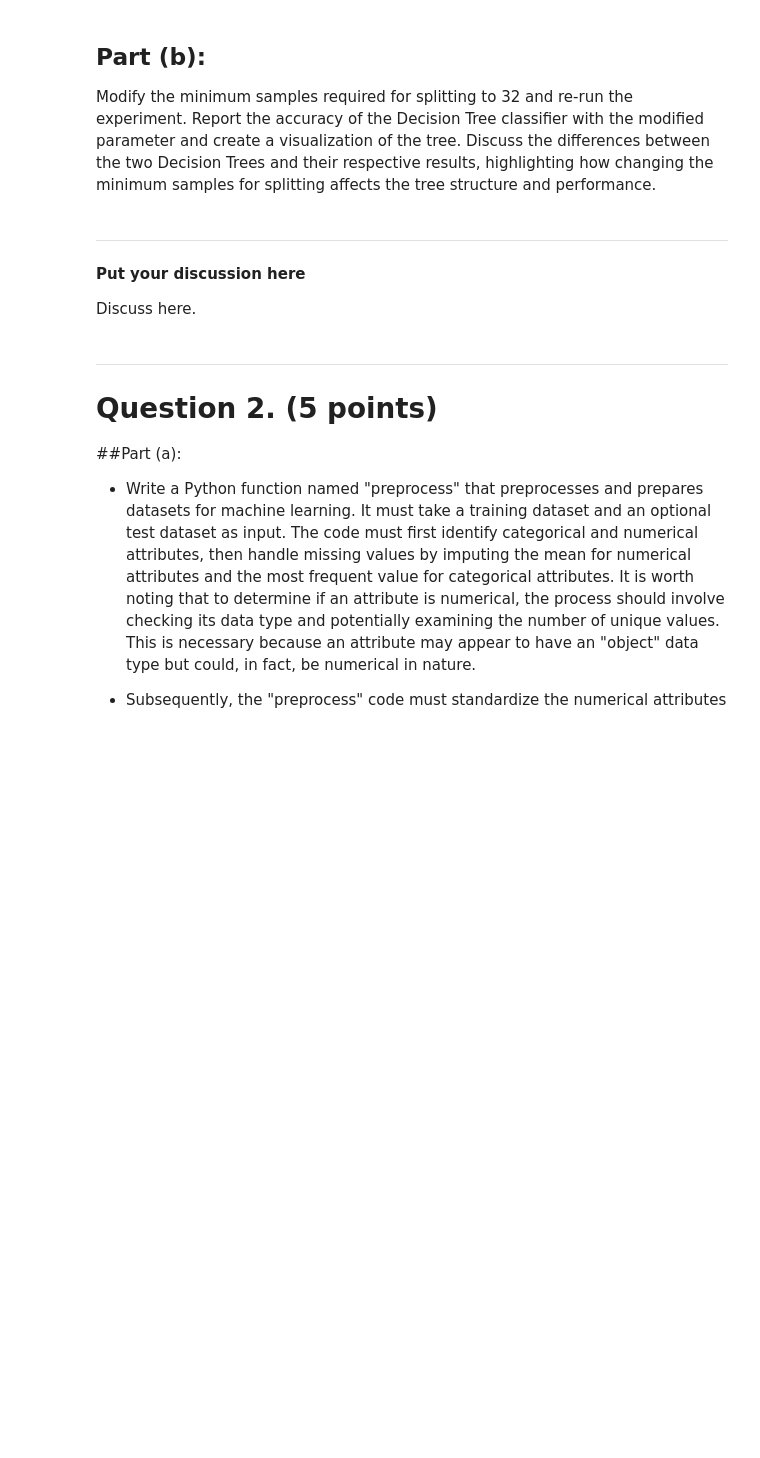
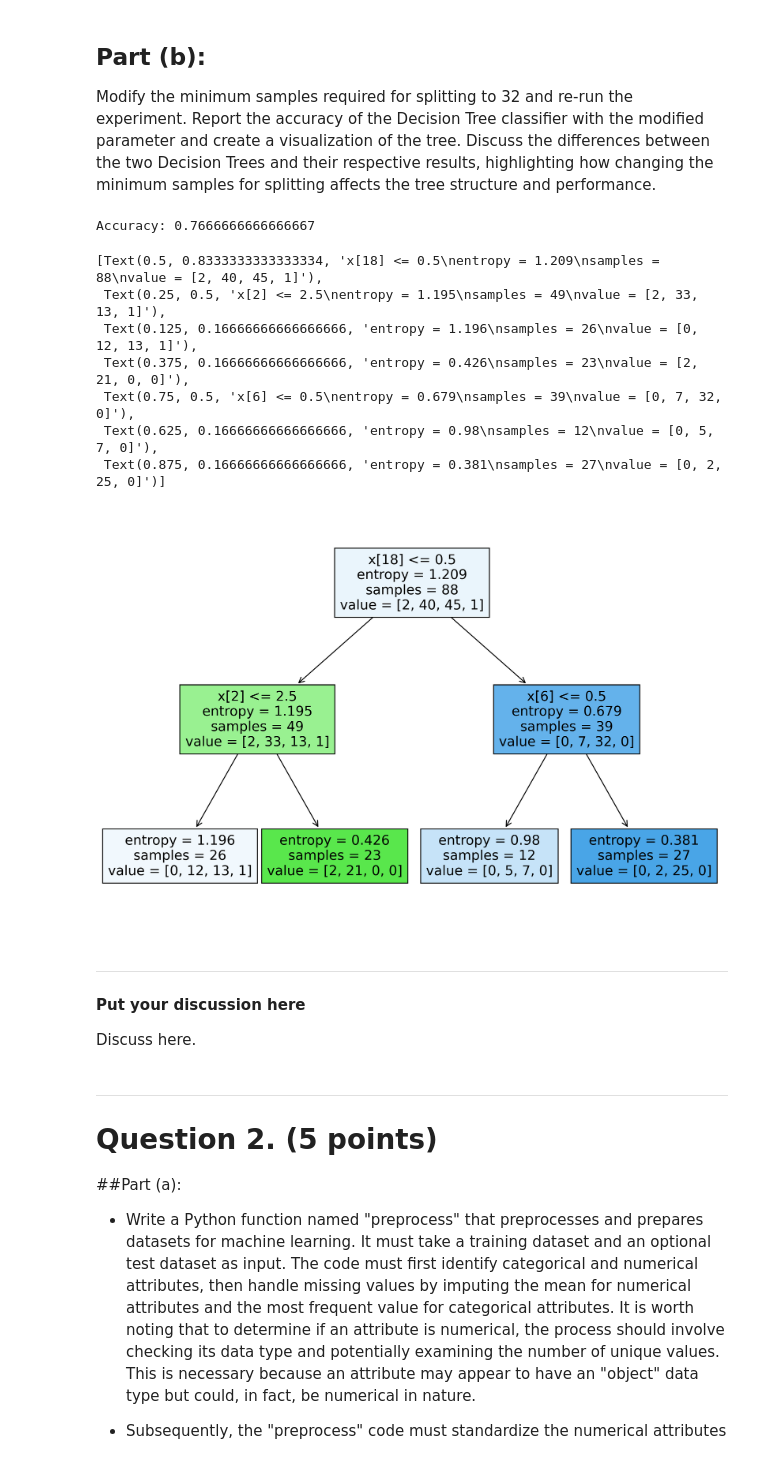
Before and after one commit to nadim365/EECS_4412_A3, a Jupyter notebook: assignment3.ipynb, the cells around one changed output. Cells and saved outputs as stored; diff of their text form; code cells hidden in the pictures; blank space fills up the shorter version.

```diff
--- a/assignment3.ipynb
+++ b/assignment3.ipynb
@@ -76,3 +111,35 @@ Modify the minimum samples required for splitting to 32 and re-run the experimen
+# %%
+
+#.............................................................................
+# write the rest here
+
+clf2 = DecisionTreeClassifier(criterion="entropy", min_samples_split=32, random_state=32)
+clf2 = clf2.fit(X_train, y_train)
+
+y_pred2 = clf2.predict(X_test)
+
+print(f'Accuracy: {metrics.accuracy_score(y_test, y_pred2)}')
+plt.figure(figsize=(12,8) ,dpi=300)
+tree.plot_tree(clf2, filled=True)
+
+
+
+
+
+
+
+
+#.............................................................................
+# %% [output]
+Accuracy: 0.7666666666666667
+[Text(0.5, 0.8333333333333334, 'x[18] <= 0.5\nentropy = 1.209\nsamples = 88\nvalue = [2, 40, 45, 1]'),
+ Text(0.25, 0.5, 'x[2] <= 2.5\nentropy = 1.195\nsamples = 49\nvalue = [2, 33, 13, 1]'),
+ Text(0.125, 0.16666666666666666, 'entropy = 1.196\nsamples = 26\nvalue = [0, 12, 13, 1]'),
+ Text(0.375, 0.16666666666666666, 'entropy = 0.426\nsamples = 23\nvalue = [2, 21, 0, 0]'),
+ Text(0.75, 0.5, 'x[6] <= 0.5\nentropy = 0.679\nsamples = 39\nvalue = [0, 7, 32, 0]'),
+ Text(0.625, 0.16666666666666666, 'entropy = 0.98\nsamples = 12\nvalue = [0, 5, 7, 0]'),
+ Text(0.875, 0.16666666666666666, 'entropy = 0.381\nsamples = 27\nvalue = [0, 2, 25, 0]')]
+[figure, added]
 # %% [markdown]
 
 
```
Also changed, not shown: parts of 19 cells of this notebook, 13 other files.
